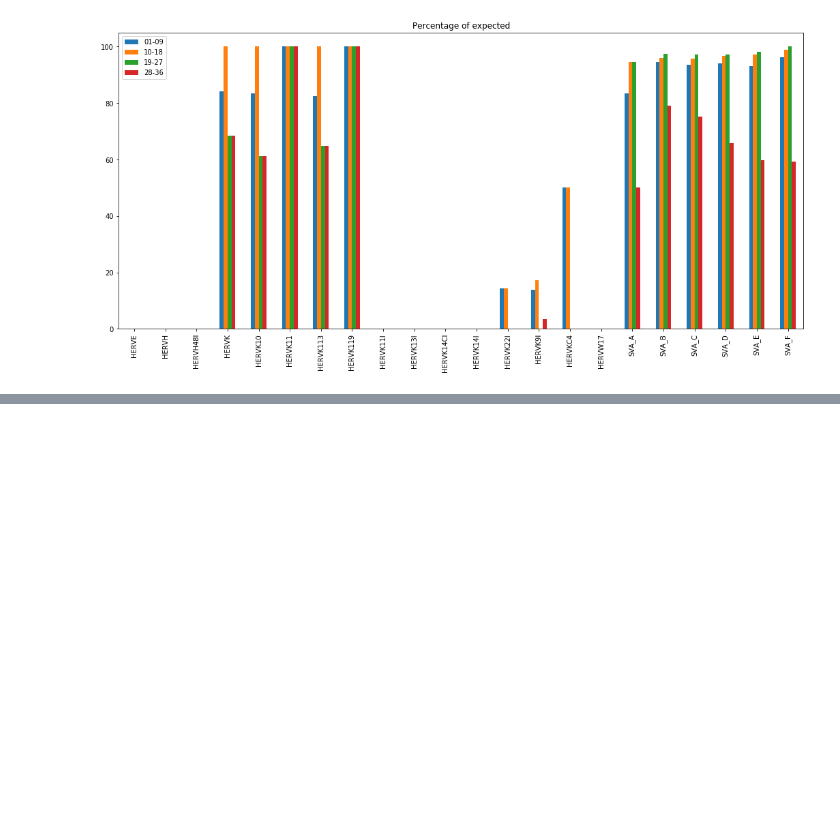
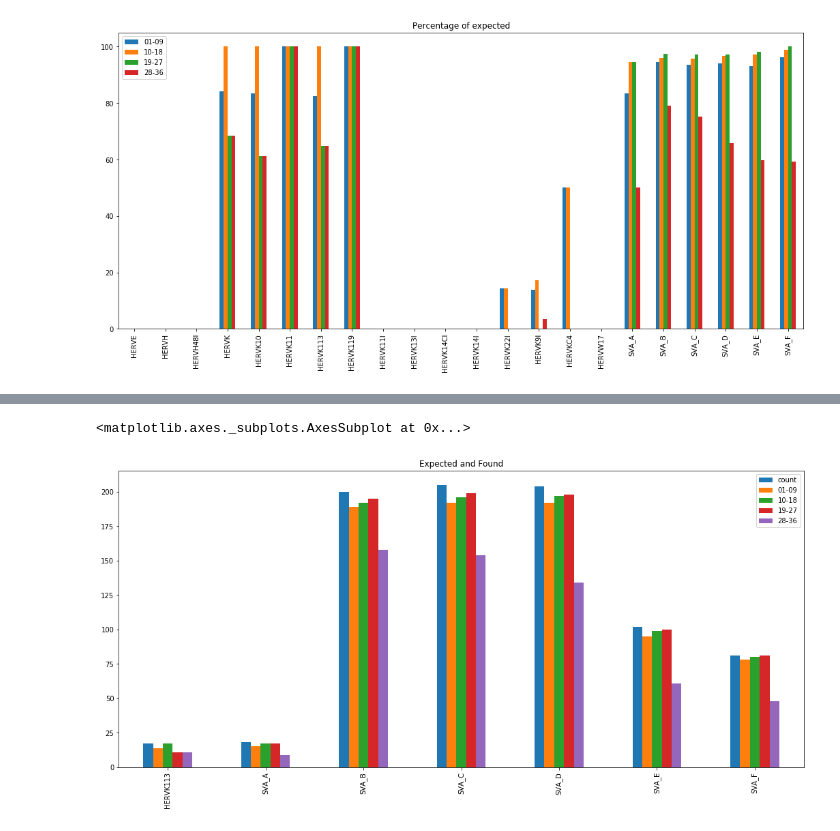
Before and after one commit to jakewendt/notebooks, a Jupyter notebook: 20210426-NA12878-HKLE-Seq.ipynb, the cells around one changed output, grey strips where cells are left out. Drawn from its saved outputs; the diff is of its cells as text; code cells hidden in the pictures; blank space fills up the shorter version.

```diff
--- a/20210426-NA12878-HKLE-Seq.ipynb
+++ b/20210426-NA12878-HKLE-Seq.ipynb
@@ -92,6 +92,8 @@ hkles=["HERVE","HERVH","HERVH48I","HERVK","HERVK10","HERVK11","HERVK113",
        "HERVK119","HERVK11I","HERVK13I","HERVK14CI","HERVK14I",
        "HERVK22I","HERVK9I","HERVKC4","HERVW17",
        "SVA_A","SVA_B","SVA_C","SVA_D","SVA_E","SVA_F"]
+# %%
+select_hkles=["HERVK113","SVA_A","SVA_B","SVA_C","SVA_D","SVA_E","SVA_F"]
 # %% [markdown]
 # Read raw reference rounded positions
 # %%
@@ -249,3 +282,9 @@ hkle_percentage.plot.bar(y=sequence_groups, title="Percentage of expected")
 # %% [output]
 <matplotlib.axes._subplots.AxesSubplot at 0x...>
 [figure]
+# %%
+select_hkle_counts=pd.DataFrame()
+for hkle in select_hkles:
+    select_hkle_counts.loc[hkle,'count']=len(pa[pa[hkle]>0])
+    for g in sequence_groups:
+        select_hkle_counts.loc[hkle,g]=pa[pa[hkle]>0][[g]].sum()[0]
@@ -251,0 +302,5 @@ hkle_percentage.plot.bar(y=sequence_groups, title="Percentage of expected")
+# %%
+select_hkle_counts.plot.bar(y=['count']+sequence_groups,title="Expected and Found")
+# %% [output]
+<matplotlib.axes._subplots.AxesSubplot at 0x...>
+[figure, added]
```
Also changed, not shown: parts of 8 cells of this notebook.
